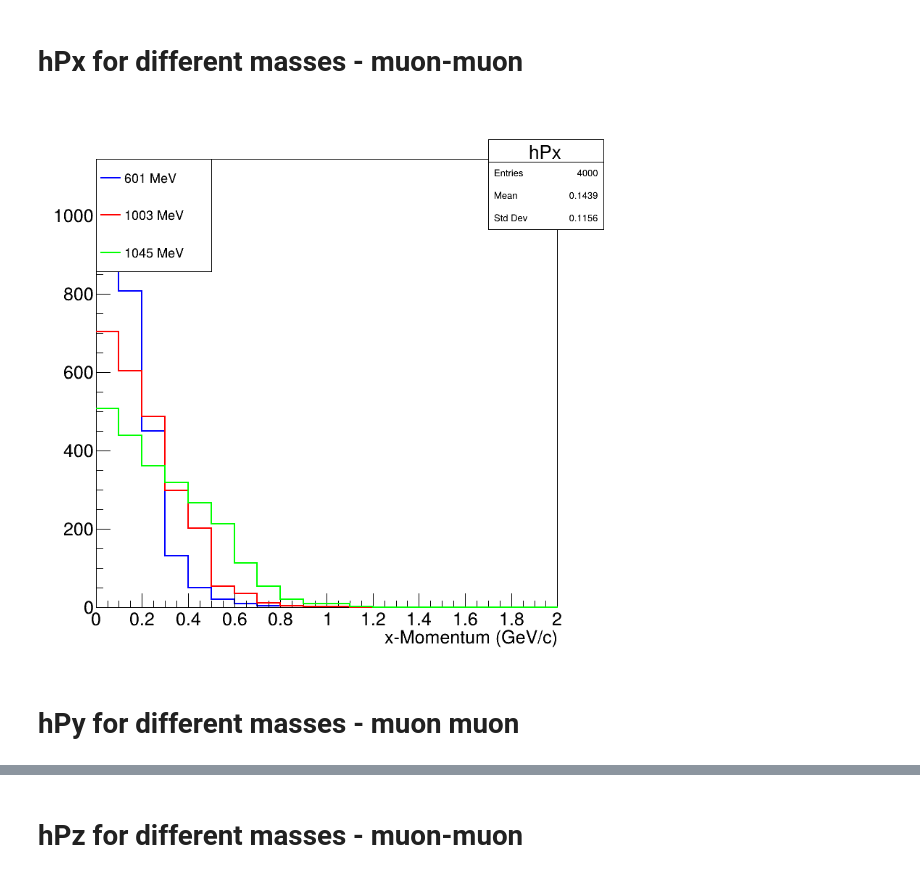
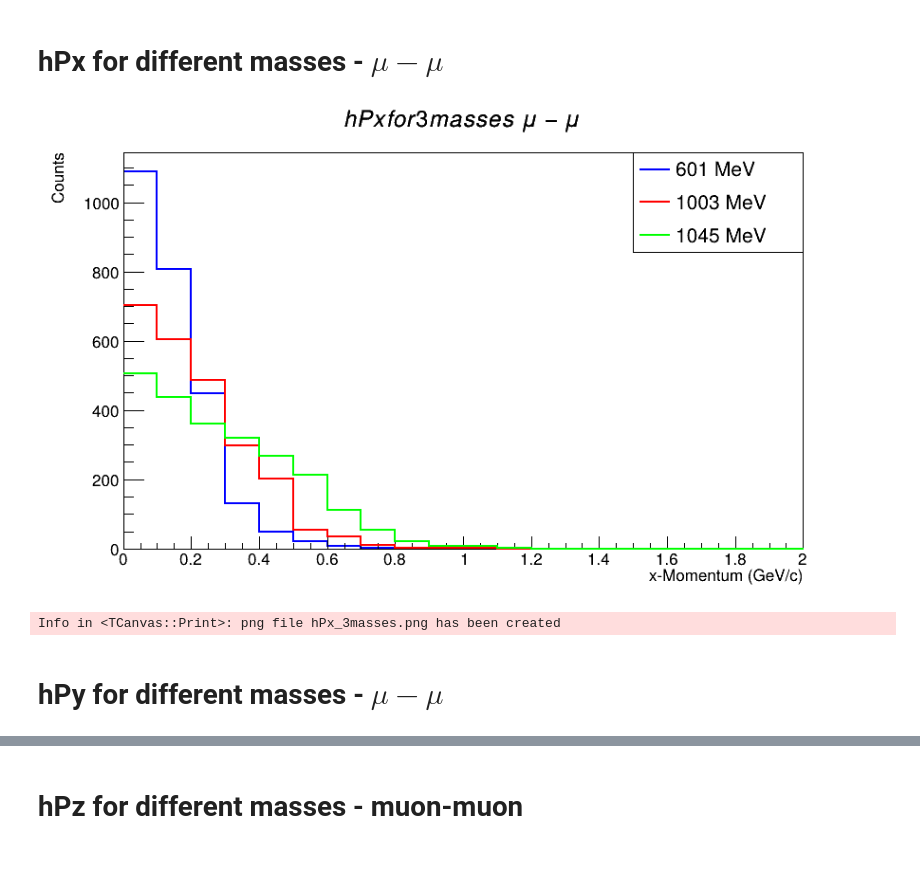
Before and after one commit to Parshathi/ProtoDUNE_BSM_LArSoft, a Jupyter notebook: Plots_diff_mass.ipynb, the cells around one changed output, grey strips where cells are left out. Cells and saved outputs as stored; diff of their text form; code cells hidden in the pictures.

Commit message:
plots

```diff
--- a/Plots_diff_mass.ipynb
+++ b/Plots_diff_mass.ipynb
@@ -1,47 +1,68 @@
 # %% [markdown]
-# hPx for different masses - muon-muon
+# hPx for different masses - $\mu-\mu$
 # %%
 # hPx for different masses, 601 MeV, 1003 MeV, 1045 MeV
 import ROOT
+from IPython.display import Image, display
 # open new TFile to read from
-f = ROOT.TFile("/home/parshathi/Downloads/ProtoDUNE_BSM_LArSoft/hepmc_601MeV_mumu.root", "READ")
-g = ROOT.TFile("/home/parshathi/Downloads/ProtoDUNE_BSM_LArSoft/hepmc_1003MeV_mumu.root", "READ")
-h = ROOT.TFile("/home/parshathi/Downloads/ProtoDUNE_BSM_LArSoft/hepmc_1045MeV_mumu.root", "READ")
+f = ROOT.TFile("root_files/hepmc_601MeV_mumu.root", "READ")
+g = ROOT.TFile("root_files/hepmc_1003MeV_mumu.root", "READ")
+h = ROOT.TFile("root_files/hepmc_1045MeV_mumu.root", "READ")
 folder1 = f.Get("generator")
 folder2 = g.Get("generator")
 folder3 = h.Get("generator")
 
 canvas =True
-canvas = ROOT.TCanvas("canvas", "canvas", 800, 800)
+canvas = ROOT.TCanvas("canvas", "canvas", 900,550)
 
 #plot the TObject hPx in the folder
 
 hPx = folder1.Get("hPx")
 hPx.SetLineColor(ROOT.kBlue)
 hPx.SetLineWidth(2)
 hPx.Draw()
 
+
+
 hPx2 = folder2.Get("hPx")
 hPx2.SetLineColor(ROOT.kRed)
 hPx2.SetLineWidth(2)
 hPx2.Draw("same")
+
+ROOT.gStyle.SetOptStat(0)
+
 
 hPx3 = folder3.Get("hPx")
 hPx3.SetLineColor(ROOT.kGreen)
 hPx3.SetLineWidth(2)
 hPx3.Draw("same")
 
+
+
+hPx.SetTitle("hPx for 3 masses "+r"$\mu - \mu$")
+hPx2.SetTitle("hPx for 3 masses "+r"$\mu - \mu$")
+hPx3.SetTitle("hPx for 3 masses "+r"$\mu - \mu$")
+
+hPx.SetYTitle("Counts")
+hPx2.SetYTitle("Counts")
+hPx3.SetYTitle("Counts")
+
 #legend for each mean, standard deviation
-legend = ROOT.TLegend(0.1, 0.7, 0.3, 0.9)
+legend = ROOT.TLegend(0.7,0.7,0.9,0.9)
 legend.AddEntry(hPx, "601 MeV", "l")
 legend.AddEntry(hPx2, "1003 MeV", "l")
 legend.AddEntry(hPx3, "1045 MeV", "l")
 legend.Draw()
 
-canvas.Draw()
+
+
+
+canvas.SaveAs("hPx_3masses.png")
+display(Image(filename="hPx_3masses.png"))
 # %% [output]
-[figure, old version]
+[figure, new version]
+Info in <TCanvas::Print>: png file hPx_3masses.png has been created
 # %% [markdown]
-# hPy for different masses - muon muon
+# hPy for different masses - $\mu - \mu$
 # %%
 import ROOT
```
Also changed, not shown: parts of 7 cells of this notebook, 2 other files.
